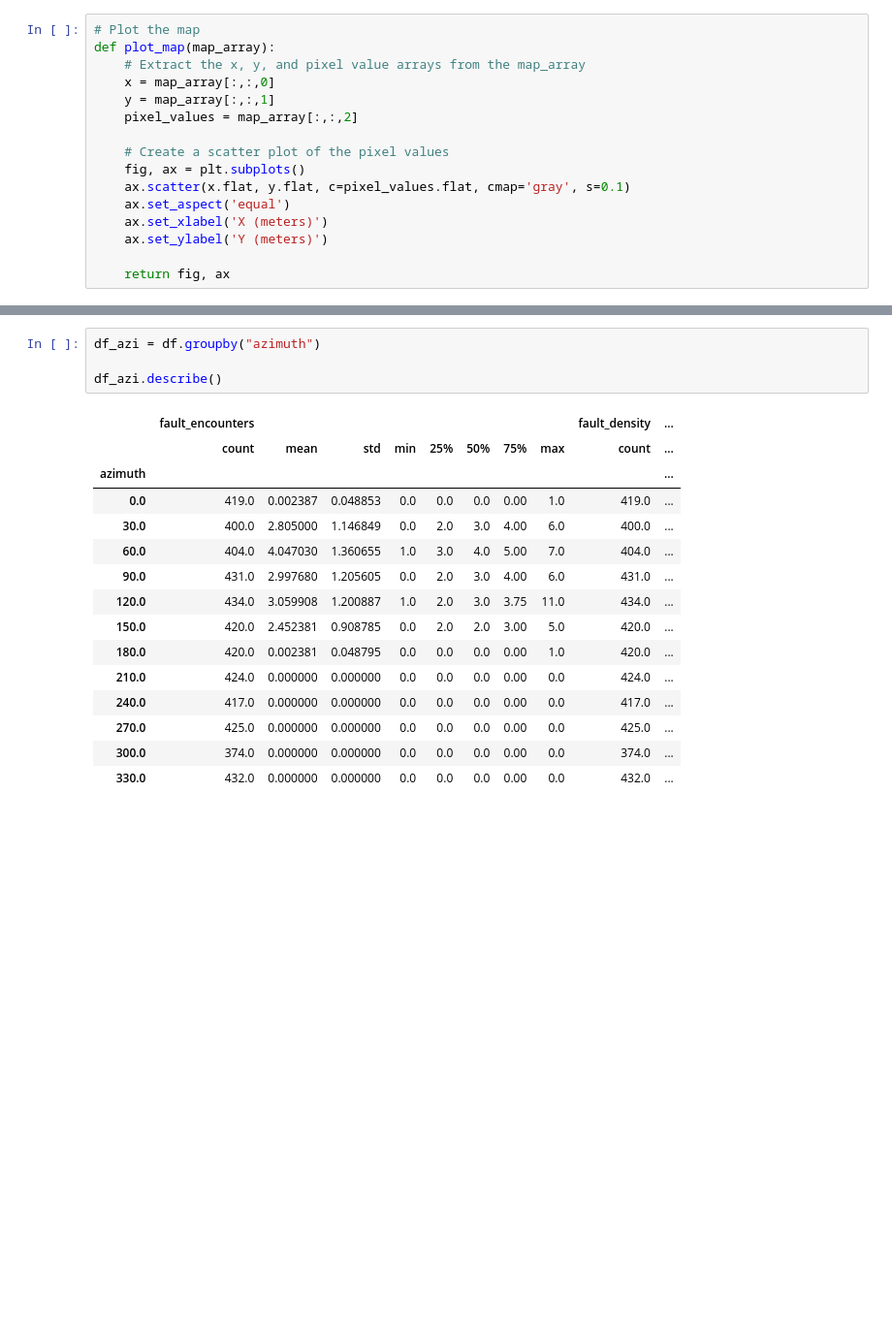
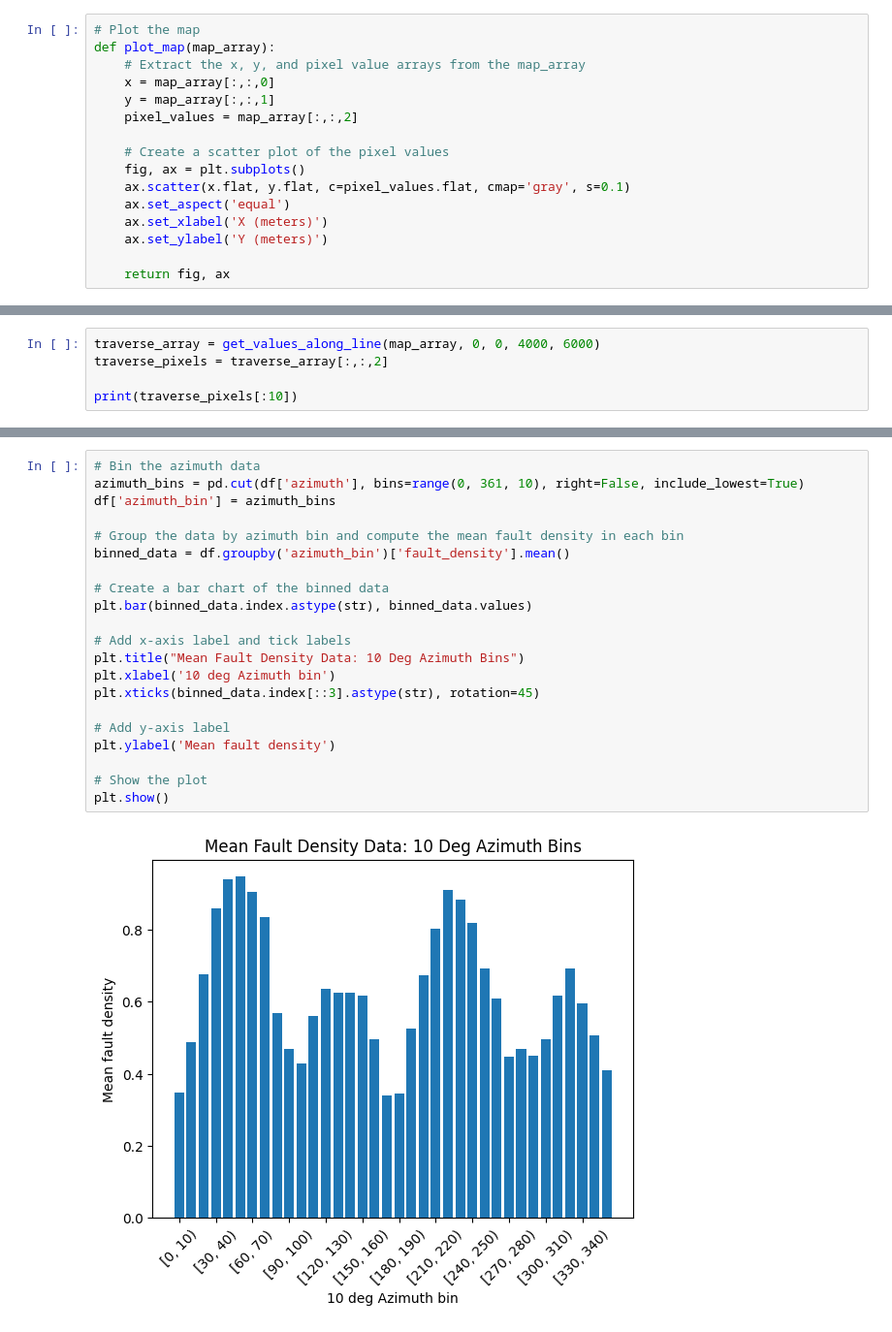
Before and after one commit to dersley/apps, a Jupyter notebook: fault_impact/src/utils/test_map.ipynb, the cells around one changed output, grey strips where cells are left out. Shown at 97% size. Cells and saved outputs as stored; diff of their text form; blank space fills up the shorter version.

```diff
--- a/fault_impact/src/utils/test_map.ipynb
+++ b/fault_impact/src/utils/test_map.ipynb
@@ -122,0 +156,5 @@ def get_values_along_line(image_array, x1, y1, x2, y2):
+# %%
+traverse_array = get_values_along_line(map_array, 0, 0, 4000, 6000)
+traverse_pixels = traverse_array[:,:,2]
+
+print(traverse_pixels[:10])
@@ -313,20 +380,23 @@ print(df)
-# %%
-df_azi = df.groupby("azimuth")
-
-df_azi.describe()
-# %% [output]
-|  | fault_encounters |  |  |  |  |  |  |  | fault_density | ... |
-|  | count | mean | std | min | 25% | 50% | 75% | max | count | ... |
-| azimuth |  |  |  |  |  |  |  |  |  | ... |
-| 0.0 | 419.0 | 0.002387 | 0.048853 | 0.0 | 0.0 | 0.0 | 0.00 | 1.0 | 419.0 | ... |
-| 30.0 | 400.0 | 2.805000 | 1.146849 | 0.0 | 2.0 | 3.0 | 4.00 | 6.0 | 400.0 | ... |
-| 60.0 | 404.0 | 4.047030 | 1.360655 | 1.0 | 3.0 | 4.0 | 5.00 | 7.0 | 404.0 | ... |
-| 90.0 | 431.0 | 2.997680 | 1.205605 | 0.0 | 2.0 | 3.0 | 4.00 | 6.0 | 431.0 | ... |
-| 120.0 | 434.0 | 3.059908 | 1.200887 | 1.0 | 2.0 | 3.0 | 3.75 | 11.0 | 434.0 | ... |
-| 150.0 | 420.0 | 2.452381 | 0.908785 | 0.0 | 2.0 | 2.0 | 3.00 | 5.0 | 420.0 | ... |
-| 180.0 | 420.0 | 0.002381 | 0.048795 | 0.0 | 0.0 | 0.0 | 0.00 | 1.0 | 420.0 | ... |
-| 210.0 | 424.0 | 0.000000 | 0.000000 | 0.0 | 0.0 | 0.0 | 0.00 | 0.0 | 424.0 | ... |
-| 240.0 | 417.0 | 0.000000 | 0.000000 | 0.0 | 0.0 | 0.0 | 0.00 | 0.0 | 417.0 | ... |
-| 270.0 | 425.0 | 0.000000 | 0.000000 | 0.0 | 0.0 | 0.0 | 0.00 | 0.0 | 425.0 | ... |
-| 300.0 | 374.0 | 0.000000 | 0.000000 | 0.0 | 0.0 | 0.0 | 0.00 | 0.0 | 374.0 | ... |
-| 330.0 | 432.0 | 0.000000 | 0.000000 | 0.0 | 0.0 | 0.0 | 0.00 | 0.0 | 432.0 | ... |
+# %%
+# Bin the azimuth data
+azimuth_bins = pd.cut(df['azimuth'], bins=range(0, 361, 10), right=False, include_lowest=True)
+df['azimuth_bin'] = azimuth_bins
+
+# Group the data by azimuth bin and compute the mean fault density in each bin
+binned_data = df.groupby('azimuth_bin')['fault_density'].mean()
+
+# Create a bar chart of the binned data
+plt.bar(binned_data.index.astype(str), binned_data.values)
+
+# Add x-axis label and tick labels
+plt.title("Mean Fault Density Data: 10 Deg Azimuth Bins")
+plt.xlabel('10 deg Azimuth bin')
+plt.xticks(binned_data.index[::3].astype(str), rotation=45)
+
+# Add y-axis label
+plt.ylabel('Mean fault density')
+
+# Show the plot
+plt.show()
+# %% [output]
+[figure, added]
```
Also changed, not shown: parts of 15 cells of this notebook, 13 other files.
